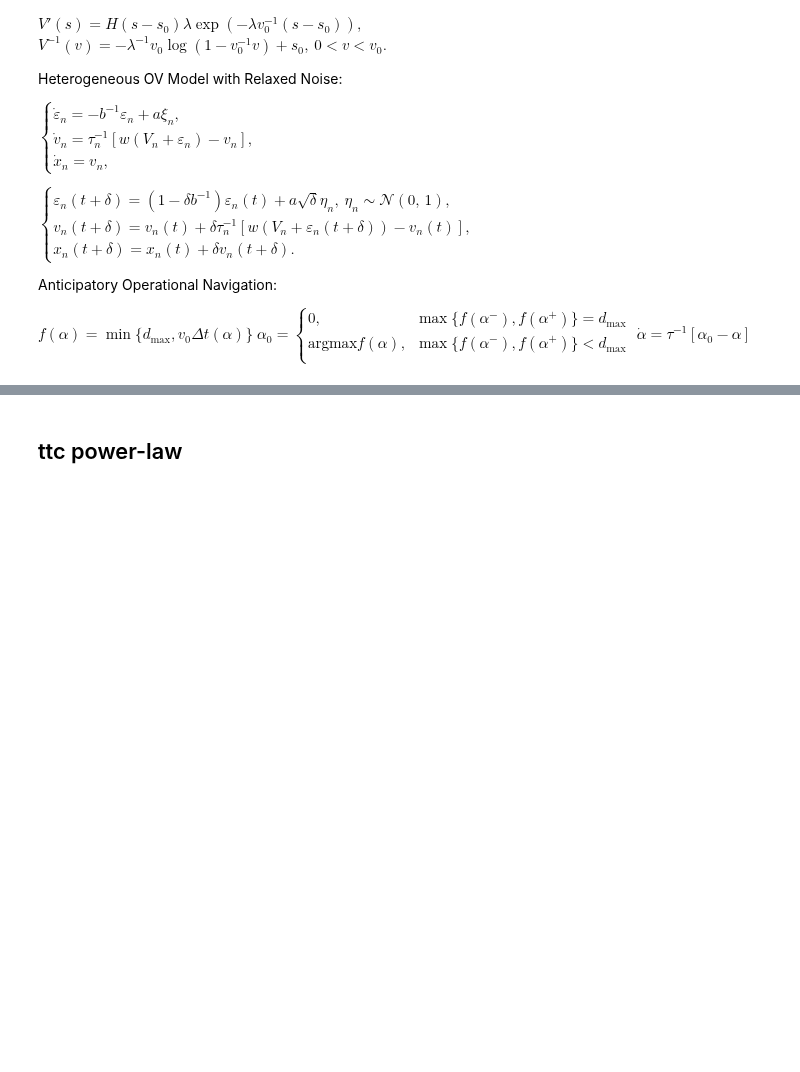
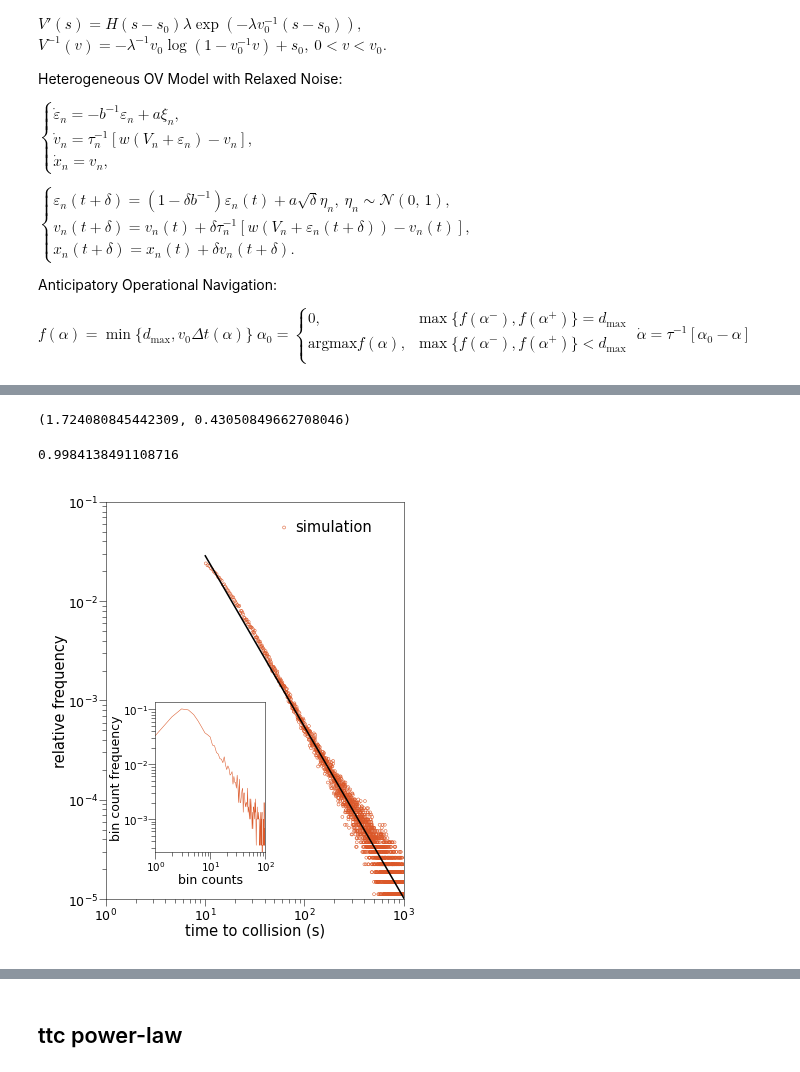
Before and after one commit to EPFL-ENAC/LUTS-pneuma-simulator, a Jupyter notebook: notebooks/sandbox.ipynb, the cells around one changed output, grey strips where cells are left out. Saved outputs shown, nothing was run; the diff lists cells and outputs as text; code cells hidden in the pictures; blank space fills up the shorter version.

```diff
--- a/notebooks/sandbox.ipynb
+++ b/notebooks/sandbox.ipynb
@@ -130 +211,80 @@ permutation = (n_cars, n_moto)
+# %%
+# log-scaled bins
+log_bins = np.logspace(np.log10(min_ttc), np.log10(max_ttc), num)
+hist, _ = np.histogram(ttc_data, bins=log_bins)
+x_true = (log_bins[1:] + log_bins[:-1]) / 2
+hist_norm = hist / x_true
+y_true = hist_norm / sum(hist_norm)
+# %%
+g = lambda theta: ml_estimator(theta, x_true, y_true)
+g = lambda theta: ml_estimator(theta, xs, ys)
+sol = root_scalar(g, bracket=[1, 3])
+mu = sol.root
+beta = np.median(np.log(y_true) + mu * np.log(x_true))
+beta = np.median(np.log(ys) + mu * np.log(xs))
+mu, beta
+# %% [output]
+(1.724080845442309, 0.43050849662708046)
+# %%
+y_pred = np.exp(beta - mu * np.log(x_true))
+r2 = r2_score(np.log(y_true), np.log(y_pred))
+r2
+# %% [output]
+0.9984138491108716
+# %%
+fig, ax = plt.subplots(figsize=(6 * params.cm, 7.5 * params.cm), dpi=150)
+ax.set_aspect("equal")
+ax.scatter(
+    xs,
+    ys,
+    fc="none",
+    ec=vermilion,
+    lw=0.25,
+    s=2,
+    clip_on=True,
+    label="simulation",
+)
+ax.plot(x_true, y_pred, c="k", ls="-", lw=0.75)
+# ax.plot(x_true, y_true, c="k", ls="--", lw=0.75)
+inset_ax = inset_axes(
+    ax,
+    width=0.9,
+    height=1,
+    loc=3,
+    bbox_to_anchor=(0.1, 0.1, 0, 0),
+    bbox_transform=ax.transAxes,
+)
+inset_ax.set_aspect("equal")
+inset_ax.loglog(arange(1, len(frequency) + 1, 1), frequency, c=vermilion, lw=0.25)
+inset_ax.set_ylabel("bin count frequency", labelpad=0, fontsize=6)
+inset_ax.set_xlabel("bin counts", labelpad=0, fontsize=6)
+inset_ax.tick_params(axis="x", pad=0, labelsize=5)
+inset_ax.tick_params(axis="y", pad=0, labelsize=5)
+inset_ax.set_xlim(1, 1e2)
+ax.legend(
+    frameon=False,
+    borderpad=0,
+    handletextpad=0.25,
+    handlelength=1,
+    fontsize=7,
+    loc=3,
+    bbox_to_anchor=(0.55, 0.9),
+)
+ax.set_ylabel("relative frequency", labelpad=0)
+ax.set_xlabel("time to collision (s)", labelpad=0)
+ax.set_yscale("log")
+ax.set_xscale("log")
+ax.tick_params(axis="x", pad=0)
+ax.tick_params(axis="y", pad=0)
+ax.set_xlim(1, 1e3)
+ax.set_ylim(1e-5, 1e-1)
+fig.tight_layout(pad=0)
+# plt.savefig(
+#    f"/Users/georg/Documents/Figures/ttc_pdf.pdf",
+#    format="pdf",
+#    transparent=True,
+# )
+plt.show()
+# %% [output]
+[figure, added]
 # %%
```
Also changed, not shown: parts of 25 cells of this notebook.
